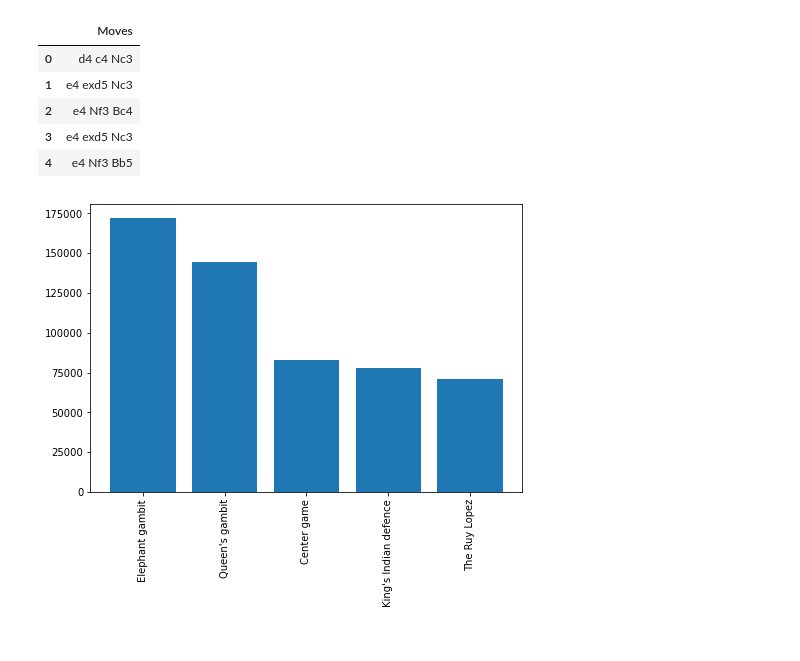
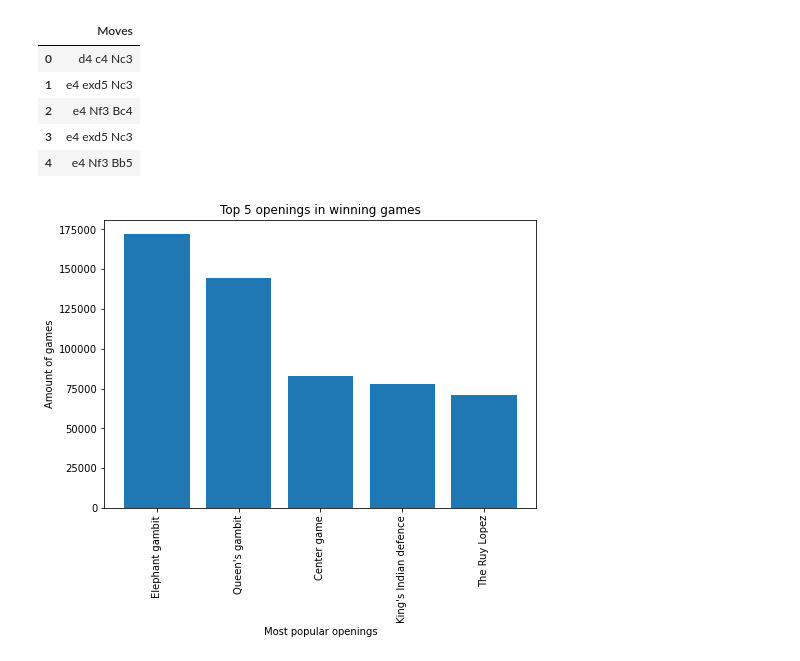
Before and after one commit to josssuu/Chesstelmen, a Jupyter notebook: Data Cleaning.ipynb, the cells around one changed output. Cells and saved outputs as stored; diff of their text form; code cells hidden in the pictures.

Commit message:
did some fine tuning to graph

```diff
--- a/Data Cleaning.ipynb
+++ b/Data Cleaning.ipynb
@@ -181,33 +181,36 @@ winnerMovesDataFrame.head()
 # %%
 import matplotlib.pyplot as plt
 weights = winnerMovesDataFrame["Moves"].value_counts()
 values = list()
 counter = 0
 for x in weights:
     if (counter == 5):
         break
     values.append(x)
     counter += 1
 
 keys = list()
 counter = 0
 for key in weights.keys():
     if (counter == 5):
         break
     keys.append(key)
     counter += 1
 keys[0] = "Elephant gambit"
 keys[1] = "Queen's gambit"
 keys[2] = "Center game"
 keys[3] = "King's Indian defence"
 keys[4] = "The Ruy Lopez"
 fig = plt.figure()
 ax = fig.add_axes([0,0,1,1])
 ax.bar(keys,values)
 plt.xticks(rotation='vertical')
+plt.xlabel("Most popular openings")
+plt.ylabel("Amount of games")
+plt.title('Top 5 openings in winning games')
 plt.show()
 # %% [output]
-[figure, old version]
+[figure, new version]
 # %%
 ## JOOOOOOOOOSEP TEB
 
```
